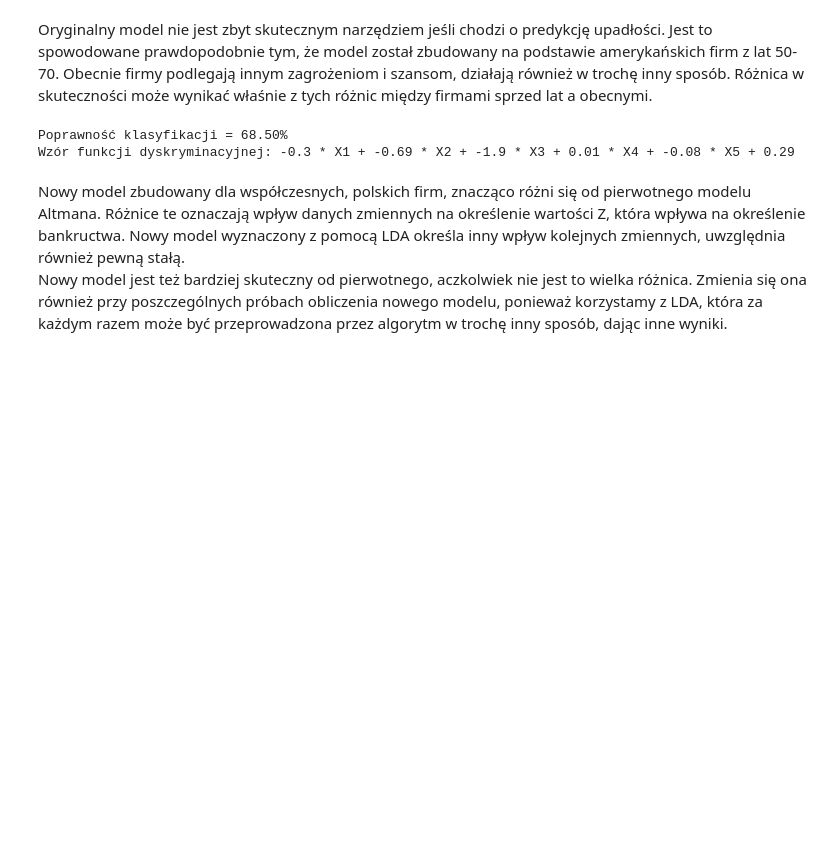
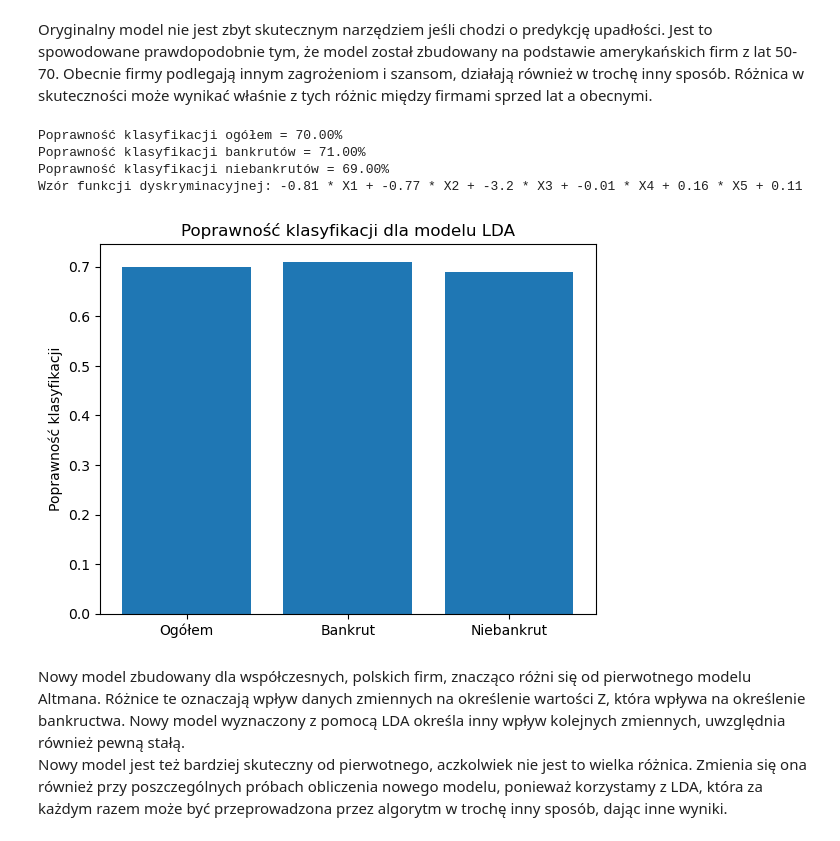
Before and after one commit to jakubzie/CreditAndOperationalRiskModeling, a Jupyter notebook: CWP1/Exercise1.ipynb, the cells around one changed output. Cells and saved outputs as stored; diff of their text form; code cells hidden in the pictures; blank space fills up the shorter version.

```diff
--- a/CWP1/Exercise1.ipynb
+++ b/CWP1/Exercise1.ipynb
@@ -67,11 +82,23 @@ coef = np.round(lda.coef_, 2)
 intercept = np.round(lda.intercept_, 2)
 # %%
 #obliczenie poprawności klasyfikacji i przedstawienie wzoru nowego modelu
-print('Poprawność klasyfikacji = {:.2%}'.format(np.sum((data['class'] == data['lda_predicted_class'])) / len(data)))
+print('Poprawność klasyfikacji ogółem = {:.2%}'.format(np.sum((data['class'] == data['lda_predicted_class'])) / len(data)))
+print('Poprawność klasyfikacji bankrutów = {:.2%}'.format(np.sum((data['class'] == data['lda_predicted_class']) & (data['class'] == "1")) / len(data[data['class'] == "1"])))
+print('Poprawność klasyfikacji niebankrutów = {:.2%}'.format(np.sum((data['class'] == data['lda_predicted_class']) & (data['class'] == "0")) / len(data[data['class'] == "0"])))
 print('Wzór funkcji dyskryminacyjnej:',coef[0][0], '* X1 +', coef[0][1], '* X2 +', coef[0][2], '* X3 +', coef[0][3], '* X4 +', coef[0][4], '* X5 +', intercept[0])
+
+#przedstawienie wykresu poprawności klasyfikacji
+fig, ax = plt.subplots()
+ax.bar(["Ogółem", "Bankrut", "Niebankrut"], [np.sum((data['class'] == data['lda_predicted_class'])) / len(data), np.sum((data['class'] == data['lda_predicted_class']) & (data['class'] == "1")) / len(data[data['class'] == "1"]), np.sum((data['class'] == data['lda_predicted_class']) & (data['class'] == "0")) / len(data[data['class'] == "0"])])
+ax.set_ylabel('Poprawność klasyfikacji')
+ax.set_title('Poprawność klasyfikacji dla modelu LDA')
+plt.show()
 # %% [output]
-Poprawność klasyfikacji = 68.50%
-Wzór funkcji dyskryminacyjnej: -0.3 * X1 + -0.69 * X2 + -1.9 * X3 + 0.01 * X4 + -0.08 * X5 + 0.29
+Poprawność klasyfikacji ogółem = 70.00%
+Poprawność klasyfikacji bankrutów = 71.00%
+Poprawność klasyfikacji niebankrutów = 69.00%
+Wzór funkcji dyskryminacyjnej: -0.81 * X1 + -0.77 * X2 + -3.2 * X3 + -0.01 * X4 + 0.16 * X5 + 0.11
+[figure, added]
 # %% [markdown]
 Nowy model zbudowany dla współczesnych, polskich firm, znacząco różni się od pierwotnego modelu Altmana. Różnice te oznaczają wpływ danych zmiennych na określenie wartości Z, która wpływa na określenie bankructwa. Nowy model wyznaczony z pomocą LDA określa inny wpływ kolejnych zmiennych, uwzględnia również pewną stałą.\
 Nowy model jest też bardziej skuteczny od pierwotnego, aczkolwiek nie jest to wielka różnica. Zmienia się ona również przy poszczególnych próbach obliczenia nowego modelu, ponieważ korzystamy z LDA, która za każdym razem może być przeprowadzona przez algorytm w trochę inny sposób, dając inne wyniki.
```
Also changed, not shown: parts of 5 cells of this notebook, 1 other file.
